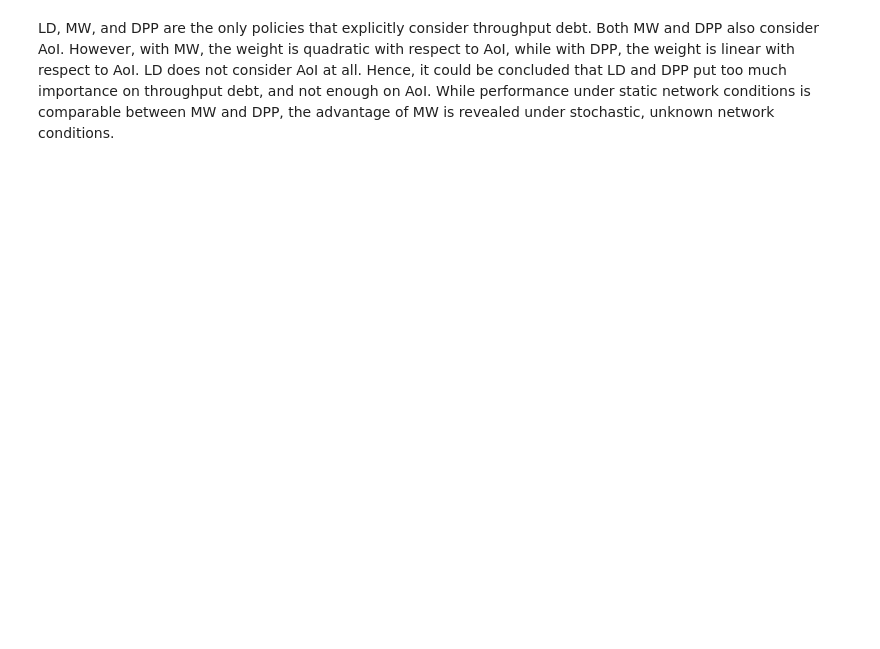
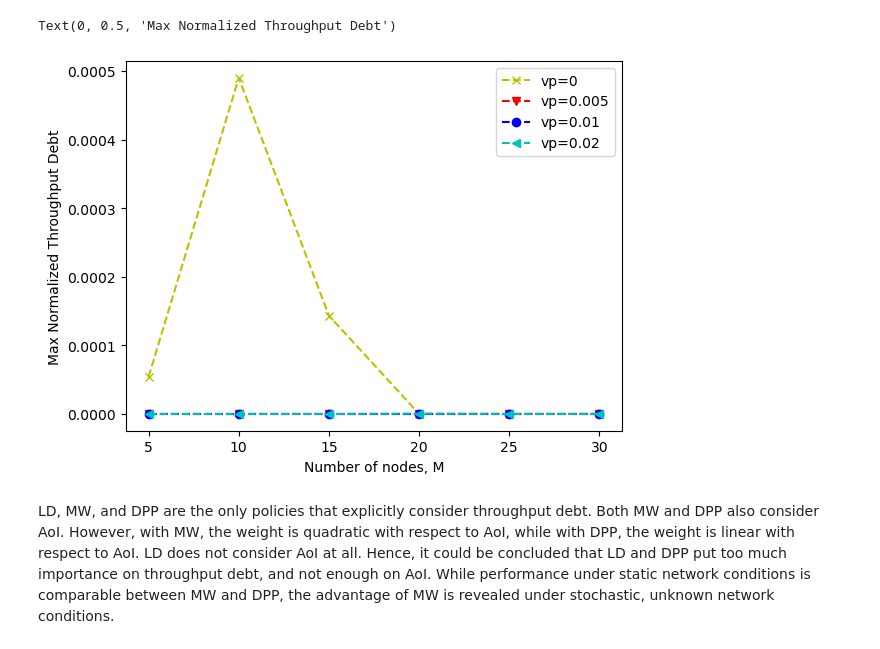
Before and after one commit to GodKnowss/ECE_547_Final_Project, a Jupyter notebook: aoi_scheduling_sim_with_estimation.ipynb, the cells around one changed output. Saved outputs shown, nothing was run; the diff lists cells and outputs as text; code cells hidden in the pictures; blank space fills up the shorter version.

```diff
--- a/aoi_scheduling_sim_with_estimation.ipynb
+++ b/aoi_scheduling_sim_with_estimation.ipynb
@@ -5,7 +5,7 @@ import scipy.linalg as la
 import matplotlib.pyplot as plt
 # %%
 policies = ["r_star", "mw", "dpp", "wi", "mwa", "wp", "ld"]
-policy = policies[1]
+policy = policies[2]
 # %%
 """
 Generate M random walk traces of length K bounded in (0,1]
@@ -739,7 +739,7 @@ for vol in range(len(volatilities)):
 
         # Run sims H*G times
         if volatility_param == 0:
-            H_adj = 1
+            H_adj = 1 # No point in running it more than once since prob trace is identical for all H
         else:
             H_adj = H
         for z in range(H_adj):
@@ -758,7 +758,7 @@ for vol in range(len(volatilities)):
             elif policy == "wi":
                 J_avg_exp, x_max_norm, _ = sim_whittle_index_policy_with_tp_con(M, K, alpha_i, q_i, p_i_k, p_i, G, K_opt, zeta, exact=False)
             elif policy == "mwa":
-                J_avg_exp, x_max_norm, _ = sim_max_weighted_average_policy(M, K, alpha_i, q_i, p_i_k, G)
+                J_avg_exp, x_max_norm = sim_max_weighted_average_policy(M, K, alpha_i, q_i, p_i_k, G)
             elif policy == "wp":
                 J_avg_exp, x_max_norm, _ = sim_whittle_index_policy_without_tp_con(M, K, alpha_i, q_i, p_i_k, p_i, G, zeta, exact=False)
             elif policy == "ld":
@@ -770,8 +770,8 @@ for vol in range(len(volatilities)):
 
             print(f"finished iteration {z+1} of {H_adj}")
 
-    J_avg_exp_values[vol,:] /= H
-    x_max_norm_values[vol,:] /= H
+        J_avg_exp_values[vol,j] /= H_adj
+        x_max_norm_values[vol,j] /= H_adj
 # %% [output]
 starting sims for volatility 0.0
 starting sims for 5 nodes
@@ -782,3 +795,5 @@ KeyboardInterrupt:
+# %%
+x_max_norm_values[0,:] *= H
 # %%
 np.save(policy+"_J_avg_exp_values", J_avg_exp_values)
 np.save(policy+"_x_max_norm_values", x_max_norm_values)
@@ -794,12 +812,15 @@ plt.ylabel("Expected Weighted Sum AoI")
 # %%
 plt.figure()
 plt.plot(M_values, x_max_norm_values[0,:], color='y', linestyle='dashed', label='vp=0', marker="x")
 plt.plot(M_values, x_max_norm_values[1,:], color='r', linestyle='dashed', label='vp=0.005', marker="v")
 plt.plot(M_values, x_max_norm_values[2,:], color='b', linestyle='dashed', label='vp=0.01', marker="o")
 plt.plot(M_values, x_max_norm_values[3,:], color='c', linestyle='dashed', label='vp=0.02', marker="<")
 plt.legend()
 plt.xlabel("Number of nodes, M")
-plt.ylabel("Expected Weighted Sum AoI")
+plt.ylabel("Max Normalized Throughput Debt")
+# %% [output]
+Text(0, 0.5, 'Max Normalized Throughput Debt')
+[figure, added]
 # %%
 #plt.figure()
 #plt.plot(M_values, r_star_J_avg_exp_values, color='r', linestyle='dashed', label='R*', marker="v")
```
Also changed, not shown: parts of 3 cells of this notebook.
